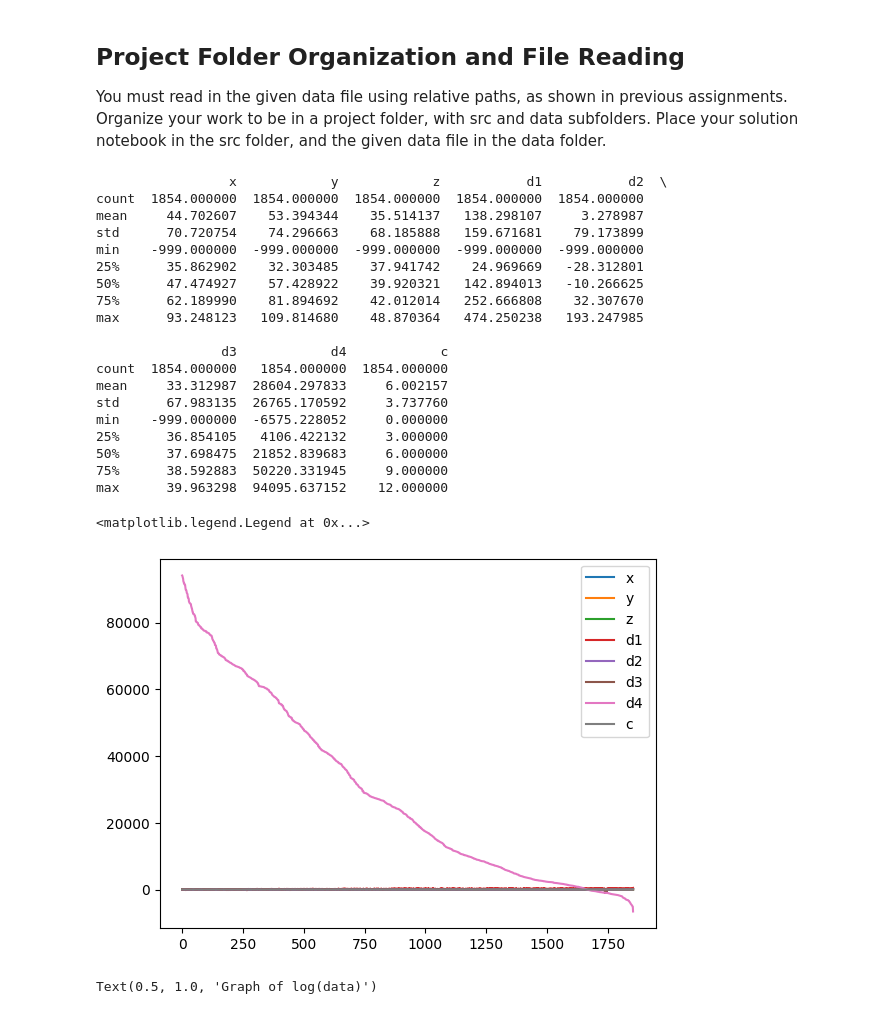
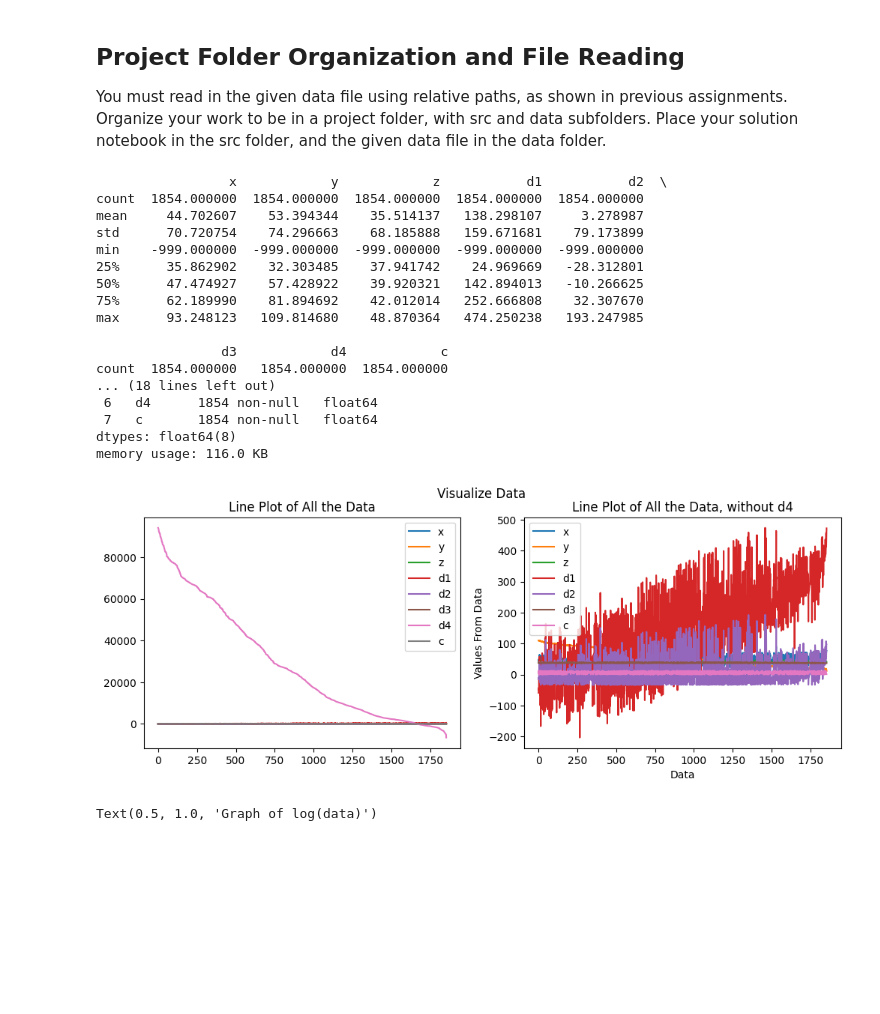
Before and after one commit to MikeyMorg/Assignment4_CS577, a Jupyter notebook: src/assignment4-2.ipynb, the cells around one changed output. Cells and saved outputs as stored; diff of their text form; code cells hidden in the pictures; blank space fills up the shorter version.

```diff
--- a/src/assignment4-2.ipynb
+++ b/src/assignment4-2.ipynb
@@ -59,9 +61,21 @@ from sklearn.model_selection import KFold, cross_validate, cross_val_predict, cr
 You must read in the given data file using relative paths, as shown in previous assignments. Organize your work to be in a project folder, with src and data subfolders. Place your solution notebook in the src folder, and the given data file in the data folder.
 # %%
 # Read in the data file (using relative paths for reproducibility). It should be able to download your notebook, put it in the src folder of my project folder, and run it without changing anything.
-df = pd.read_csv("../data/mystery-1.csv", delimiter='|')
+cwd = Path().cwd()
+project_folder = cwd.parent
+dataset_path = Path('data/mystery-1.csv')
+file = project_folder / dataset_path
+
+if not file.exists():
+    raise FileNotFoundError(f"Dataset not found: {file}")
+
+df = pd.read_csv(file, delimiter='|')
+
+# Read in the data file (using relative paths for reproducibility). It should be able to download your notebook, put it in the src folder of my project folder, and run it without changing anything.
+#df = pd.read_csv("../data/mystery-1.csv", delimiter='|')
 
 print(df.describe(include='all'))
+df.info()
 # %% [output]
                  x            y            z           d1           d2  \
 count  1854.000000  1854.000000  1854.000000  1854.000000  1854.000000
@@ -75,21 +89,31 @@ max      93.248123   109.814680    48.870364   474.250238   193.247985
 
                 d3            d4            c
 count  1854.000000   1854.000000  1854.000000
-mean     33.312987  28604.297833     6.002157
-std      67.983135  26765.170592     3.737760
-min    -999.000000  -6575.228052     0.000000
-25%      36.854105   4106.422132     3.000000
-50%      37.698475  21852.839683     6.000000
-75%      38.592883  50220.331945     9.000000
-max      39.963298  94095.637152    12.000000
+... (18 lines left out)
+ 6   d4      1854 non-null   float64
+ 7   c       1854 non-null   float64
+dtypes: float64(8)
+memory usage: 116.0 KB
 # %%
 #Graph the information
-plt.plot(df)
+# Plot the overall results (Actual vs. Predicted)
+fig, ax = plt.subplots(ncols =2, figsize=(12,4))
+ax[0].set_title('Line Plot of All the Data')
+ax[1].set_title('Line Plot of All the Data, without d4')
 
-plt.legend(df.columns)
+df_nod4 = df.drop(columns={'d4'}, inplace = False)
+
+#Display our predictions
+ax[0].plot(df)
+ax[1].plot(df_nod4)
+ax[0].legend(df)
+ax[1].legend(df_nod4)
+plt.xlabel('Data')
+plt.ylabel('Values From Data')
+plt.suptitle("Visualize Data")
+plt.show()
 # %% [output]
-<matplotlib.legend.Legend at 0x...>
-[figure, old version]
+[figure, new version]
 # %%
 #Graph does not have any specific/useful infromation at a glance, other than that d4 follows a compltely different trend than the rest of the data
 
```
Also changed, not shown: parts of 17 cells of this notebook, 11 other files.
